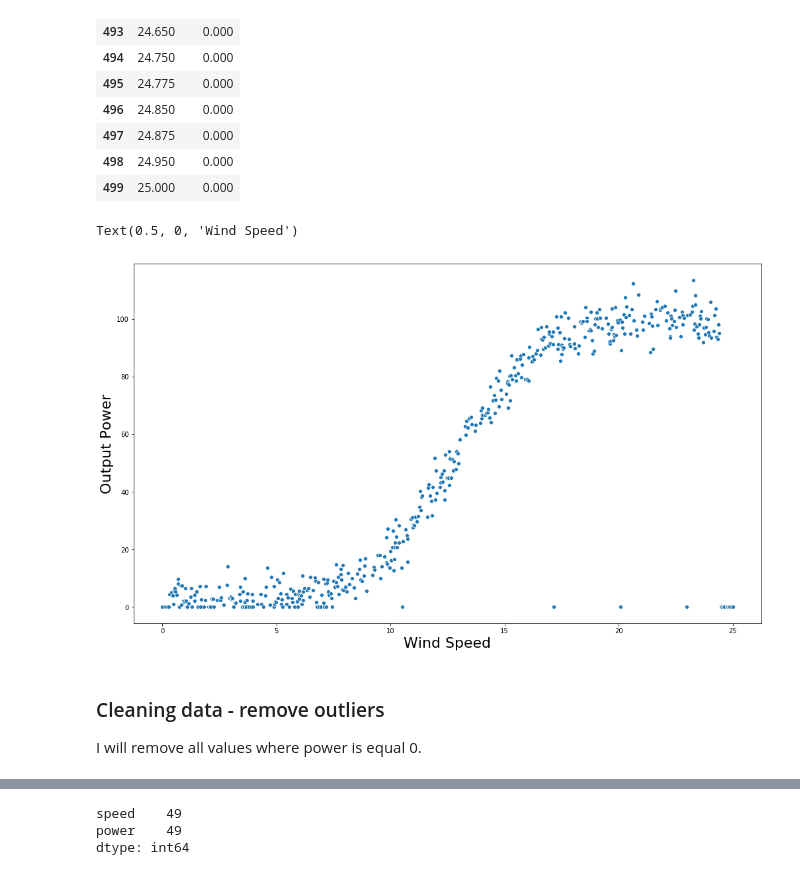
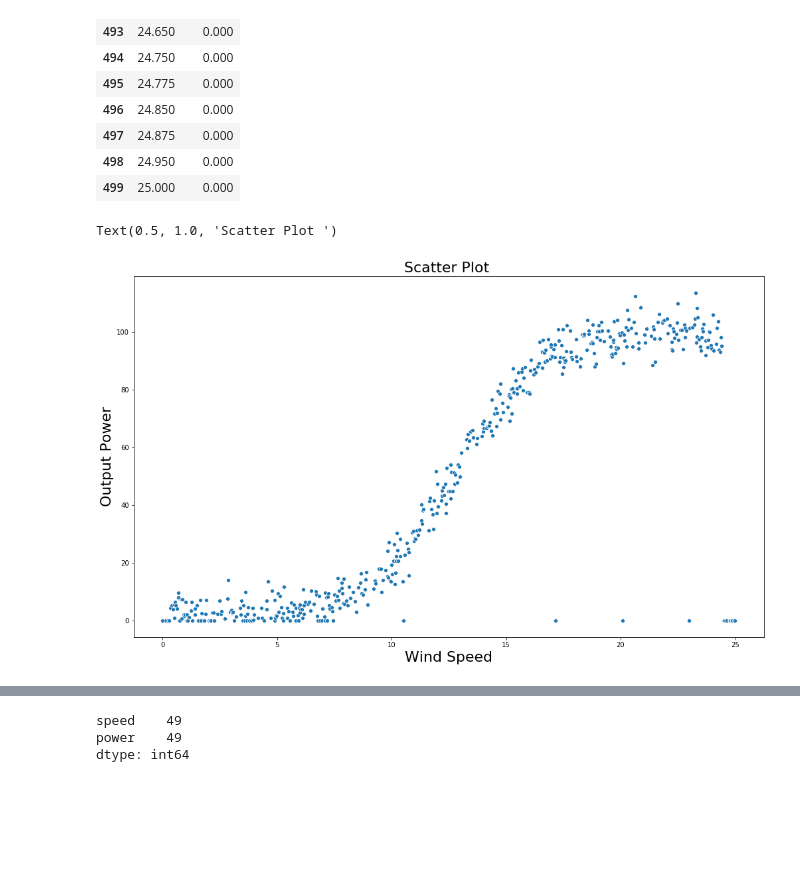
Before and after one commit to Slawak1/MLS-Project-2020, a Jupyter notebook: MLS_Project_2020.ipynb, the cells around one changed output, grey strips where cells are left out. Cells and saved outputs as stored; diff of their text form; code cells hidden in the pictures; blank space fills up the shorter version.

```diff
--- a/MLS_Project_2020.ipynb
+++ b/MLS_Project_2020.ipynb
@@ -112,13 +121,10 @@ df.tail(15)
 # %%
 # https://stackoverflow.com/a/47955814
 plt.figure(figsize=(17,10))
 ax = sns.scatterplot(data=df, x="speed", y="power" )
 ax.set_ylabel('Output Power', fontsize=22)
 ax.set_xlabel('Wind Speed', fontsize=22)
+ax.set_title("Scatter Plot ",fontsize=22 )
 # %% [output]
-Text(0.5, 0, 'Wind Speed')
+Text(0.5, 1.0, 'Scatter Plot ')
-[figure, old version]
+[figure, new version]
-# %% [markdown]
-### Cleaning data - remove outliers
-
-I will remove all values where power is equal 0.
```
Also changed, not shown: parts of 23 cells of this notebook.
